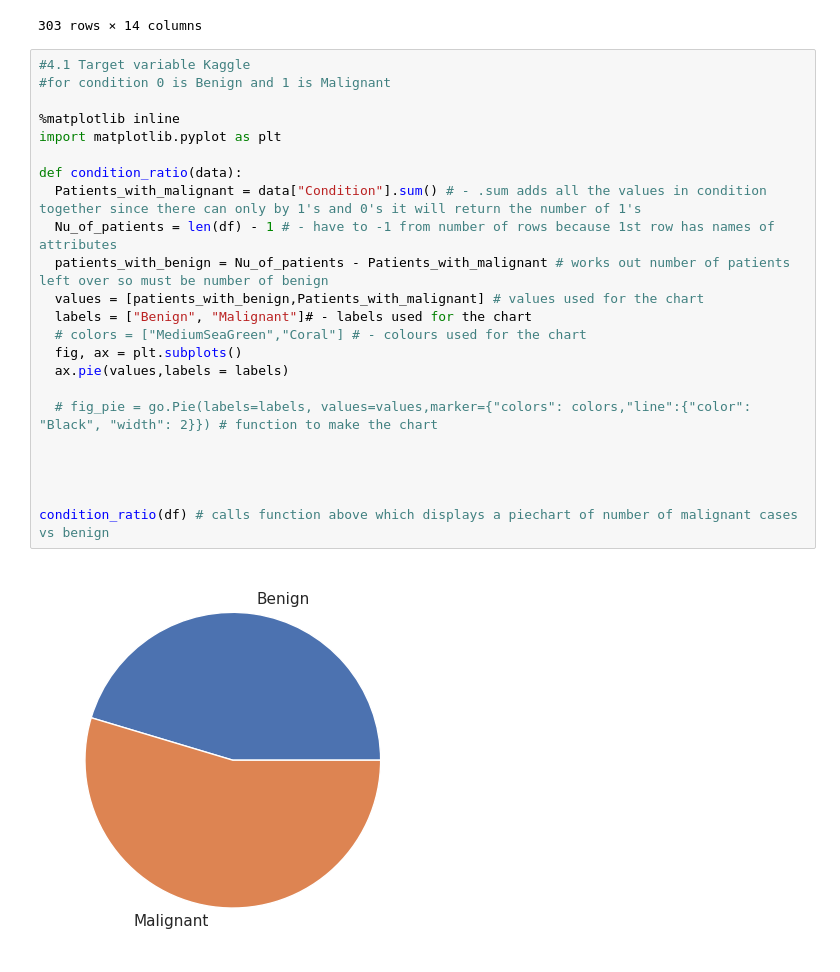
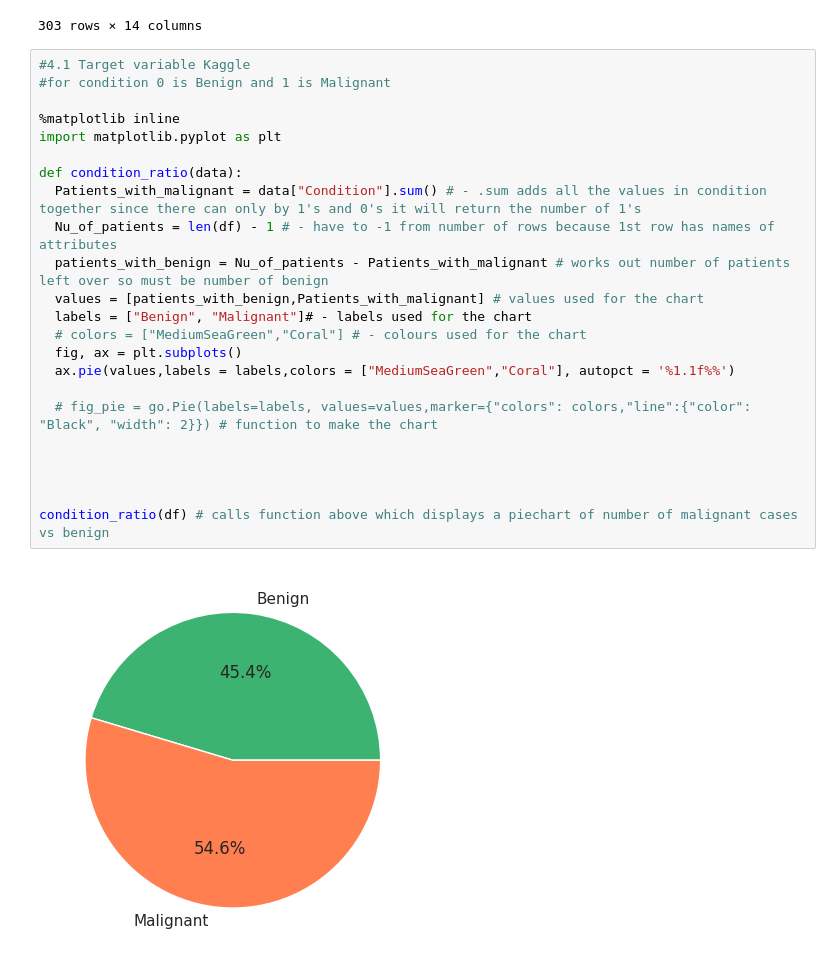
Before and after one commit to DanilaK10/Heart-Disease-Prediction-dataset, a Jupyter notebook: test_4.ipynb, the cells around one changed output. Saved outputs shown, nothing was run; the diff lists cells and outputs as text.

```diff
--- a/test_4.ipynb
+++ b/test_4.ipynb
@@ -46,25 +46,25 @@ df
 # %%
 #4.1 Target variable Kaggle
 #for condition 0 is Benign and 1 is Malignant
 
 %matplotlib inline
 import matplotlib.pyplot as plt
 
 def condition_ratio(data):
   Patients_with_malignant = data["Condition"].sum() # - .sum adds all the values in condition together since there can only by 1's and 0's it will return the number of 1's
   Nu_of_patients = len(df) - 1 # - have to -1 from number of rows because 1st row has names of attributes
   patients_with_benign = Nu_of_patients - Patients_with_malignant # works out number of patients left over so must be number of benign
   values = [patients_with_benign,Patients_with_malignant] # values used for the chart
   labels = ["Benign", "Malignant"]# - labels used for the chart
   # colors = ["MediumSeaGreen","Coral"] # - colours used for the chart
   fig, ax = plt.subplots()
-  ax.pie(values,labels = labels)
+  ax.pie(values,labels = labels,colors = ["MediumSeaGreen","Coral"], autopct = '%1.1f%%')
 
   # fig_pie = go.Pie(labels=labels, values=values,marker={"colors": colors,"line":{"color": "Black", "width": 2}}) # function to make the chart
 
 
 
 
 condition_ratio(df) # calls function above which displays a piechart of number of malignant cases vs benign
 # %% [output]
-[figure, old version]
+[figure, new version]
```
